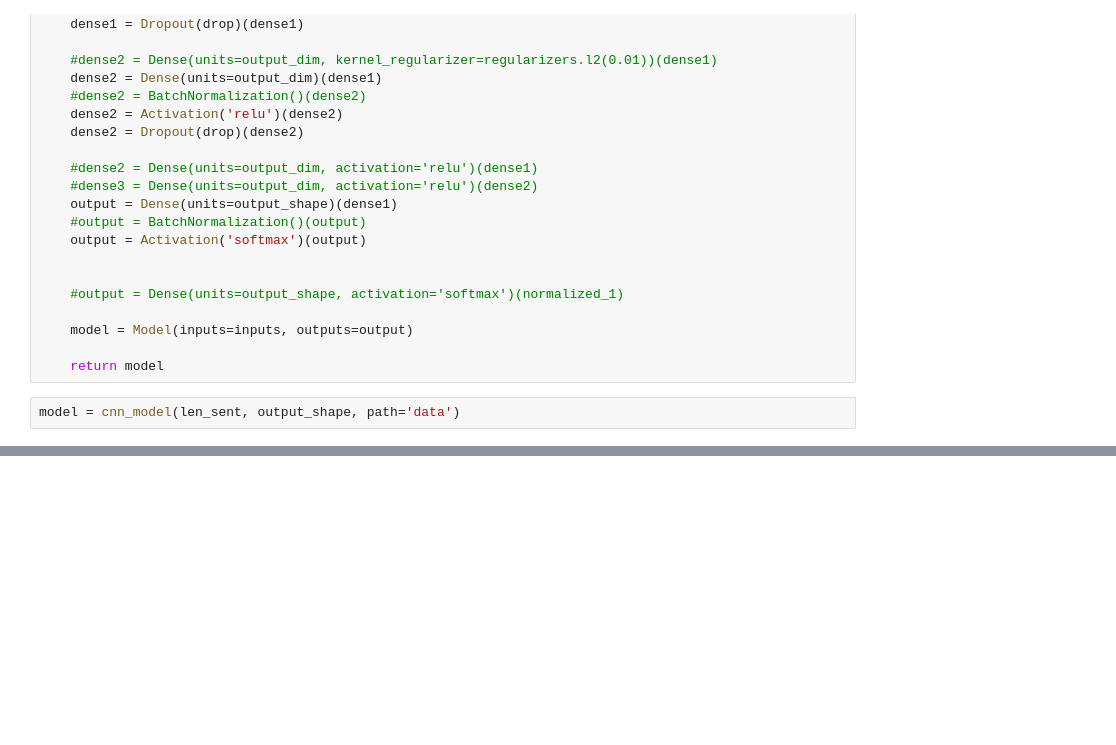
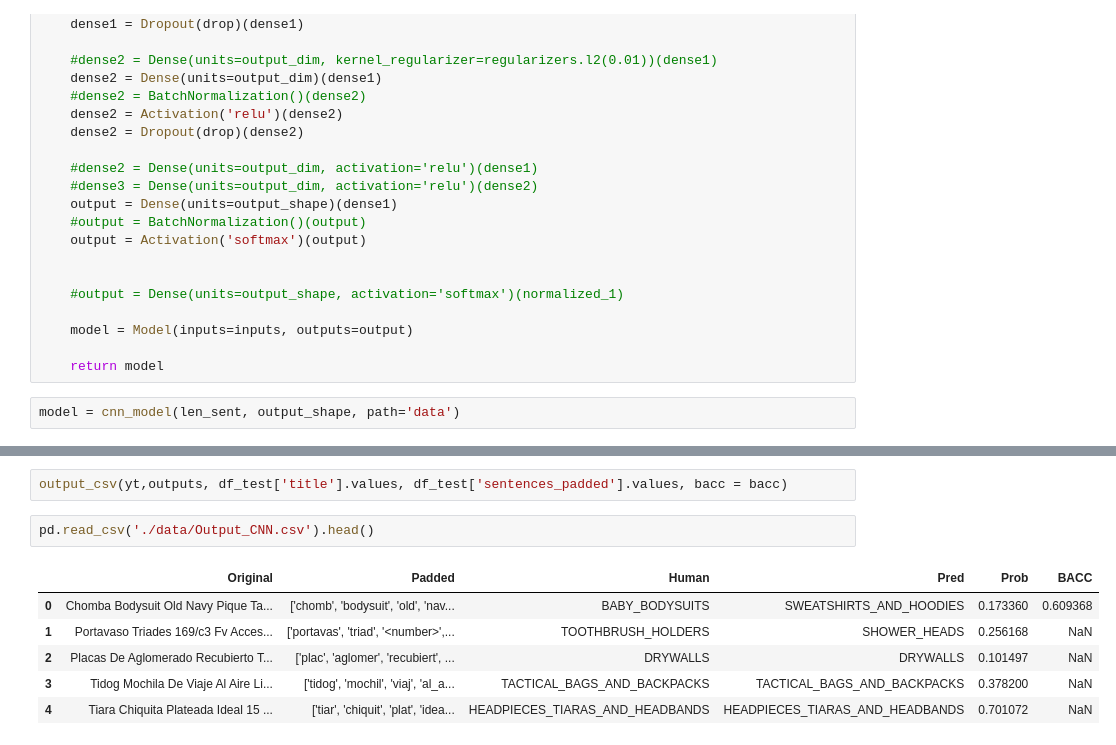
Before and after one commit to bleand/meli2019, a Jupyter notebook: 3 - Train Model.ipynb, the cells around one changed output, grey strips where cells are left out. Saved outputs shown, nothing was run; the diff lists cells and outputs as text; blank space fills up the shorter version.

```diff
--- a/3 - Train Model.ipynb
+++ b/3 - Train Model.ipynb
@@ -136,0 +284,11 @@ model = cnn_model(len_sent, output_shape, path='data')
+# %%
+output_csv(yt,outputs, df_test['title'].values, df_test['sentences_padded'].values, bacc = bacc)
+# %%
+pd.read_csv('./data/Output_CNN.csv').head()
+# %% [output]
+|  | Original | Padded | Human | Pred | Prob | BACC |
+| 0 | Chomba Bodysuit Old Navy Pique Ta... | ['chomb', 'bodysuit', 'old', 'nav... | BABY_BODYSUITS | SWEATSHIRTS_AND_HOODIES | 0.173360 | 0.609368 |
+| 1 | Portavaso Triades 169/c3 Fv Acces... | ['portavas', 'triad', '<number>',... | TOOTHBRUSH_HOLDERS | SHOWER_HEADS | 0.256168 | NaN |
+| 2 | Placas De Aglomerado Recubierto T... | ['plac', 'aglomer', 'recubiert', ... | DRYWALLS | DRYWALLS | 0.101497 | NaN |
+| 3 | Tidog Mochila De Viaje Al Aire Li... | ['tidog', 'mochil', 'viaj', 'al_a... | TACTICAL_BAGS_AND_BACKPACKS | TACTICAL_BAGS_AND_BACKPACKS | 0.378200 | NaN |
+| 4 | Tiara Chiquita Plateada Ideal 15 ... | ['tiar', 'chiquit', 'plat', 'idea... | HEADPIECES_TIARAS_AND_HEADBANDS | HEADPIECES_TIARAS_AND_HEADBANDS | 0.701072 | NaN |
```
Also changed, not shown: parts of 21 cells of this notebook, 2 other files.
